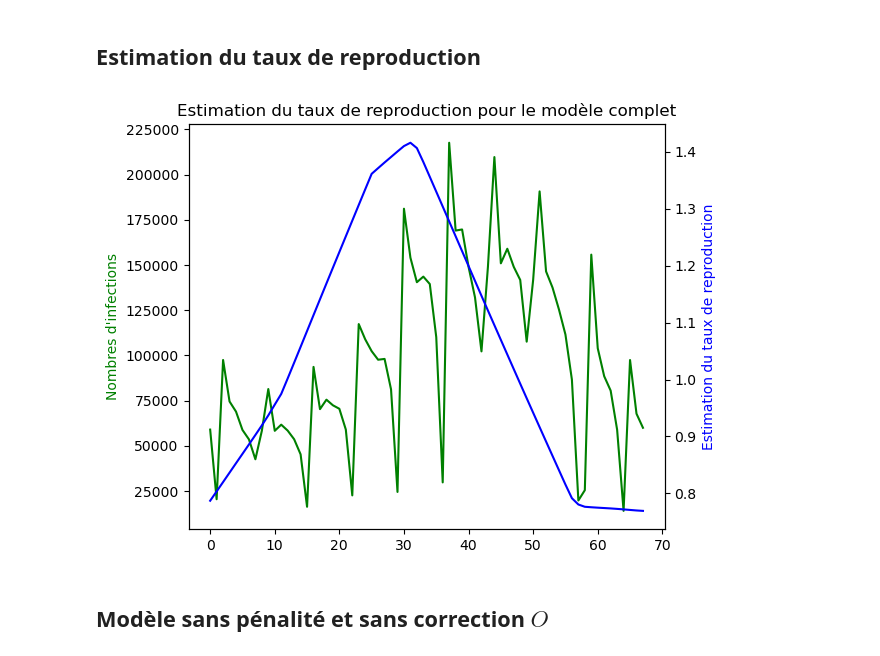
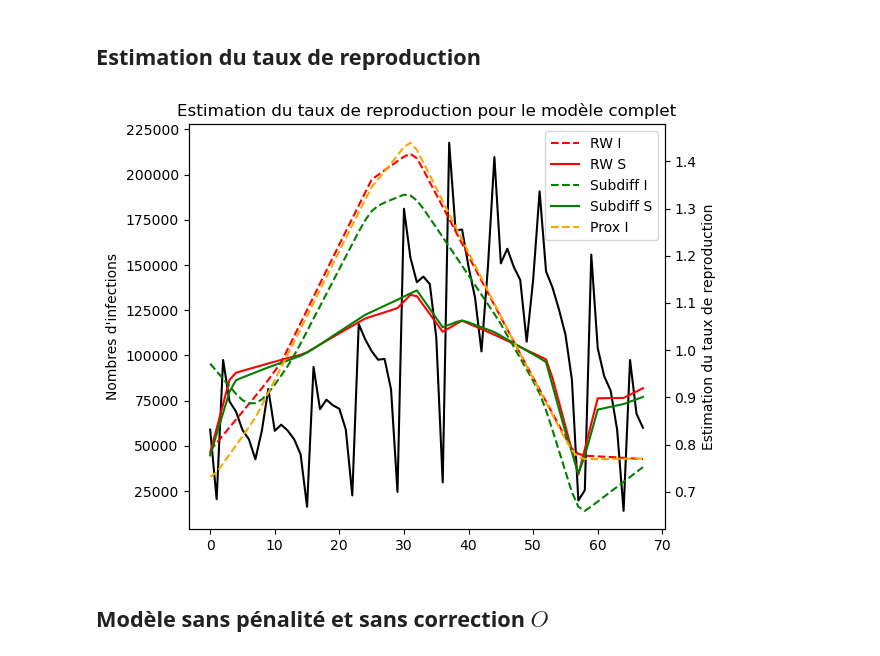
Before and after one commit to vetlerl/mcmc-epidemic, a Jupyter notebook: covid_graphics.ipynb, the cells around one changed output. Drawn from its saved outputs; the diff is of its cells as text; code cells hidden in the pictures.

```diff
--- a/covid_graphics.ipynb
+++ b/covid_graphics.ipynb
@@ -139,2 +111,14 @@ log_pi_subdiff_imageO = np.apply_along_axis(lambda theta_O: log_pi_with_fixed_R(
+# %%
+R_source,O_source=np.split(theta_tab_source,2,axis=1)
+log_pi_source = np.apply_along_axis(lambda theta: log_pi(theta, phi, Z, lambda_R, D, barsh, lambda_O, phi, C),axis=1,arr=theta_tab_source)
+# %%
+R_subdiff_source,O_subdiff_source=np.split(theta_tab_subdiff_source,2,axis=1)
+log_pi_subdiff_source = np.apply_along_axis(lambda theta: log_pi(theta, phi, Z, lambda_R, D, barsh, lambda_O, phi, C),axis=1,arr=theta_tab_subdiff_source)
+# %%
+R_subdiff_image,O_subdiff_image=np.split(theta_tab_subdiff_image,2,axis=1)
+log_pi_subdiff_image = np.apply_along_axis(lambda theta: log_pi(theta, phi, Z, lambda_R, D, barsh, lambda_O, phi, C),axis=1,arr=theta_tab_subdiff_image)
+# %%
+R_prox_image,O_prox_image=np.split(theta_tab_prox_image,2,axis=1)
+log_pi_prox_image = np.apply_along_axis(lambda theta: log_pi(theta, phi, Z, lambda_R, D, barsh, lambda_O, phi, C),axis=1,arr=theta_tab_prox_image)
 # %%
 
@@ -237,24 +192,31 @@ plt.show()
 ## Estimation du taux de reproduction
 # %%
 #Take the median of the second half of the simulations as estimator
-R,O=np.split(theta_tab_image,2,axis=1)
-R=R[int(len(R)/2):,:]
-R_hat=np.quantile(R,0.5,axis=0)
+R_hat_image=np.quantile(R_image[int(len(R_image)/2):,:],0.5,axis=0)
+R_hat_source=np.quantile(R_source[int(len(R_source)/2):,:],0.5,axis=0)
+R_hat_subdiff_image=np.quantile(R_subdiff_image[int(len(R_subdiff_image)/2):,:],0.5,axis=0)
+R_hat_subdiff_source=np.quantile(R_subdiff_source[int(len(R_subdiff_source)/2):,:],0.5,axis=0)
+R_hat_prox_image=np.quantile(R_prox_image[int(len(R_prox_image)/2):,:],0.5,axis=0)
 fig, ax1 = plt.subplots()
 
 ax2 = ax1.twinx()  # deuxième axe y indépendant mais même axe x
 
-ax1.plot(Z, 'g-')
-ax2.plot(R_hat, 'b-')
+ax1.plot(Z, color='black',linestyle="-")
+ax2.plot(R_hat_image, color="red",linestyle="--",label="RW I")
+ax2.plot(R_hat_source, color="red",label="RW S")
+ax2.plot(R_hat_subdiff_image, color="green",linestyle="--",label="Subdiff I")
+ax2.plot(R_hat_subdiff_source, color="green",label="Subdiff S")
+ax2.plot(R_hat_prox_image, color="orange",linestyle="--",label="Prox I")
 
-ax1.set_ylabel('Nombres d\'infections', color='g')
-ax2.set_ylabel('Estimation du taux de reproduction', color='b')
+ax1.set_ylabel('Nombres d\'infections', color='black')
+ax2.set_ylabel('Estimation du taux de reproduction', color='black')
 plt.title("Estimation du taux de reproduction pour le modèle complet")
+plt.legend()
 
 fig.tight_layout()
 plt.show()
 # %% [output]
-[figure, old version]
+[figure, new version]
 # %% [markdown]
 ## Modèle sans pénalité et sans correction $O$
 # %%
```
Also changed, not shown: parts of 7 cells of this notebook, 1 other file.
